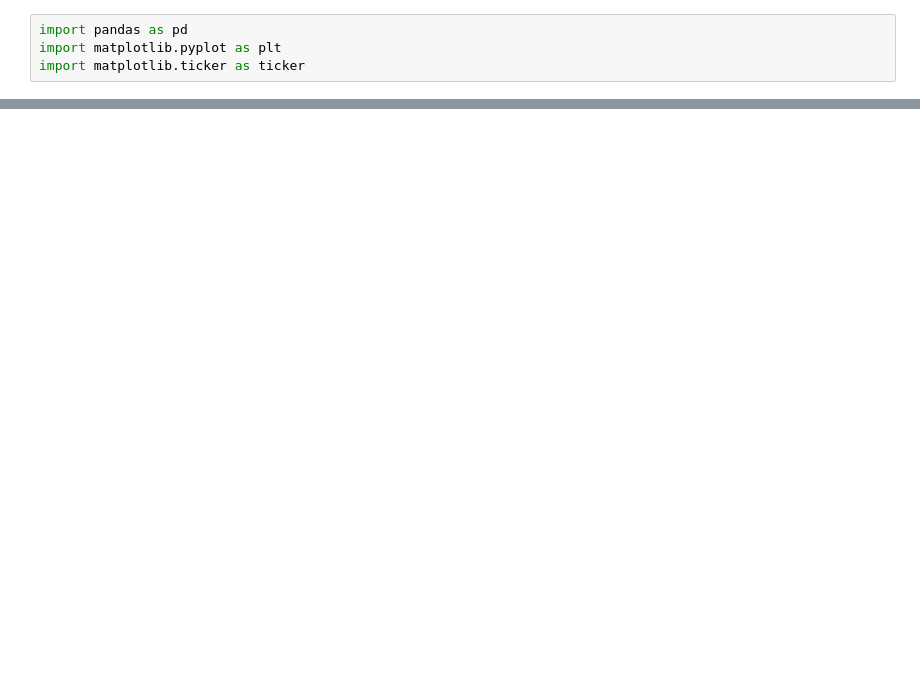
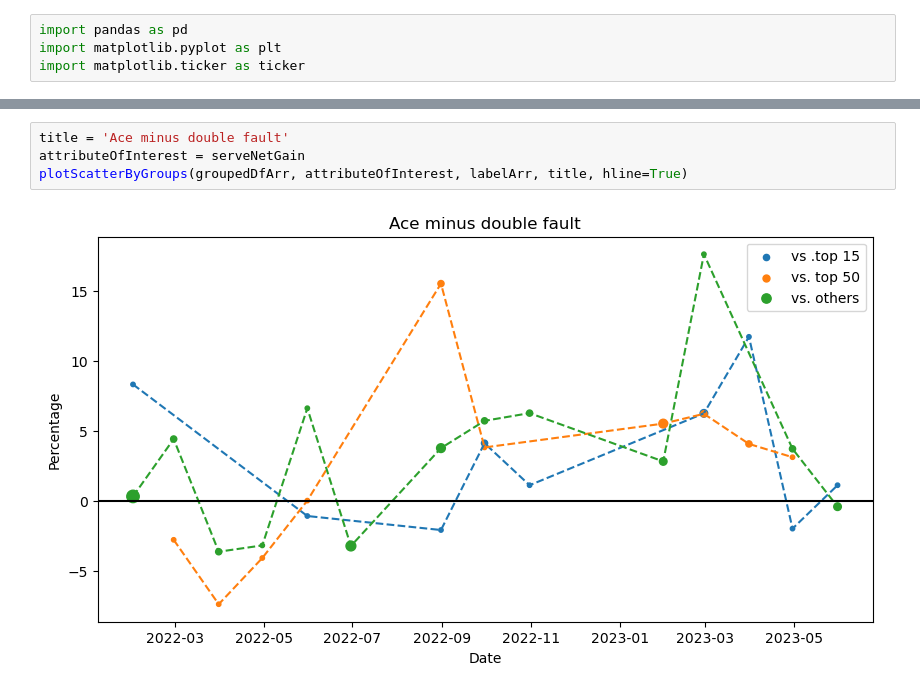
Before and after one commit to TracyYXChen/tennis-data, a Jupyter notebook: qinwenZheng/Qinwen Zheng's serves.ipynb, the cells around one changed output, grey strips where cells are left out. Drawn from its saved outputs; the diff is of its cells as text; blank space fills up the shorter version.

```diff
--- a/qinwenZheng/Qinwen Zheng's serves.ipynb
+++ b/qinwenZheng/Qinwen Zheng's serves.ipynb
@@ -154,3 +185,9 @@ plt.show()  # Display the plot
+# %%
+title = 'Ace minus double fault'
+attributeOfInterest = serveNetGain
+plotScatterByGroups(groupedDfArr, attributeOfInterest, labelArr, title, hline=True)
+# %% [output]
+[figure, added]
 # %%
 attribute = '2nd%'
 plt.figure(figsize=(10, 5))  # Optional: Set the figure size
```
Also changed, not shown: parts of 16 cells of this notebook.
